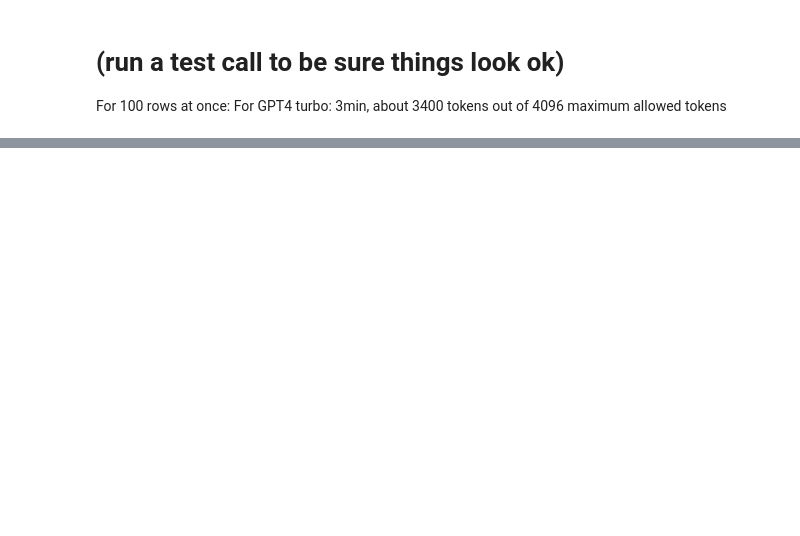
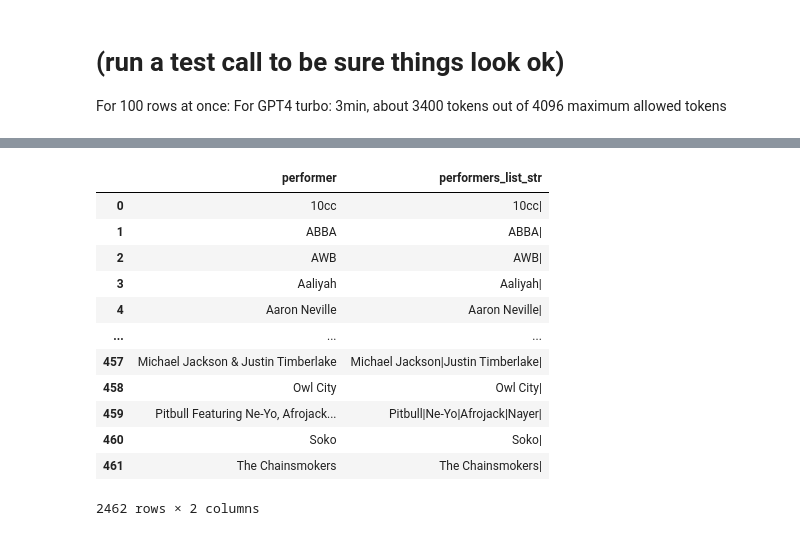
Before and after one commit to davidnmora/billboard-lyric-exploration, a Jupyter notebook: 22.3 Parse performer field to split out individual performers.ipynb, the cells around one changed output, grey strips where cells are left out. Saved outputs shown, nothing was run; the diff lists cells and outputs as text; code cells hidden in the pictures; blank space fills up the shorter version.

```diff
--- a/22.3 Parse performer field to split out individual performers.ipynb
+++ b/22.3 Parse performer field to split out individual performers.ipynb
@@ -292,0 +381,4 @@ pd.read_csv(get_file_path(TEST_POSTFIX))
+# %%
+# get a list of all unique values in perfomer_N columns, exlcude NaN
+unique_performers_after_gpt_split = pd.concat([export_ready_df[f'performer_{i}'] for i in range(1, 7)]).value_counts()
+unique_performers_after_gpt_split
@@ -292,0 +398,31 @@ pd.read_csv(get_file_path(TEST_POSTFIX))
+# %%
+# Using assert(), sanity check that the character "|" does NOT appear in any of the performer columns
+assert(
+    0 == sum(
+        [unique_performers_after_gpt_split.index[i].count('|') for i in range(len(unique_performers_after_gpt_split))]
+    )
+)
+
+# Create a new df where performer1-7 are concatinated into a "|" separated string, and performer column is left. So there are 2 columns in the new df.
+string_concat_df = export_ready_df.copy()
+# skip any NaN values
+LAST_PERFORMER_COLUMN = 7
+string_concat_df['performers_list_str'] = string_concat_df.apply(lambda x: '|'.join([x[f'performer_{i}'] for i in range(1, LAST_PERFORMER_COLUMN+1) if pd.notnull(x[f'performer_{i}'])]), axis=1)
+string_concat_df = string_concat_df.drop([f'performer_{i}' for i in range(1, LAST_PERFORMER_COLUMN+1)], axis=1)
+# append "|" to the end of each string in performers_list_str
+string_concat_df['performers_list_str'] = string_concat_df['performers_list_str'].apply(lambda x: x + '|')
+string_concat_df
+# %% [output]
+|  | performer | performers_list_str |
+| 0 | 10cc | 10cc| |
+| 1 | ABBA | ABBA| |
+| 2 | AWB | AWB| |
+| 3 | Aaliyah | Aaliyah| |
+| 4 | Aaron Neville | Aaron Neville| |
+| ... | ... | ... |
+| 457 | Michael Jackson & Justin Timberlake | Michael Jackson|Justin Timberlake| |
+| 458 | Owl City | Owl City| |
+| 459 | Pitbull Featuring Ne-Yo, Afrojack... | Pitbull|Ne-Yo|Afrojack|Nayer| |
+| 460 | Soko | Soko| |
+| 461 | The Chainsmokers | The Chainsmokers| |
+2462 rows × 2 columns
```
Also changed, not shown: parts of 17 cells of this notebook.
